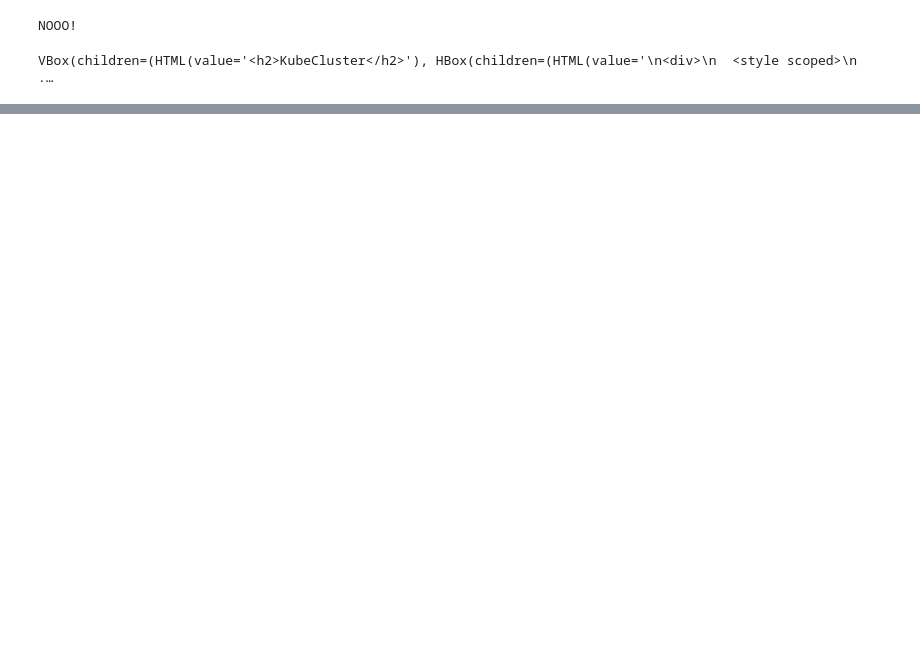
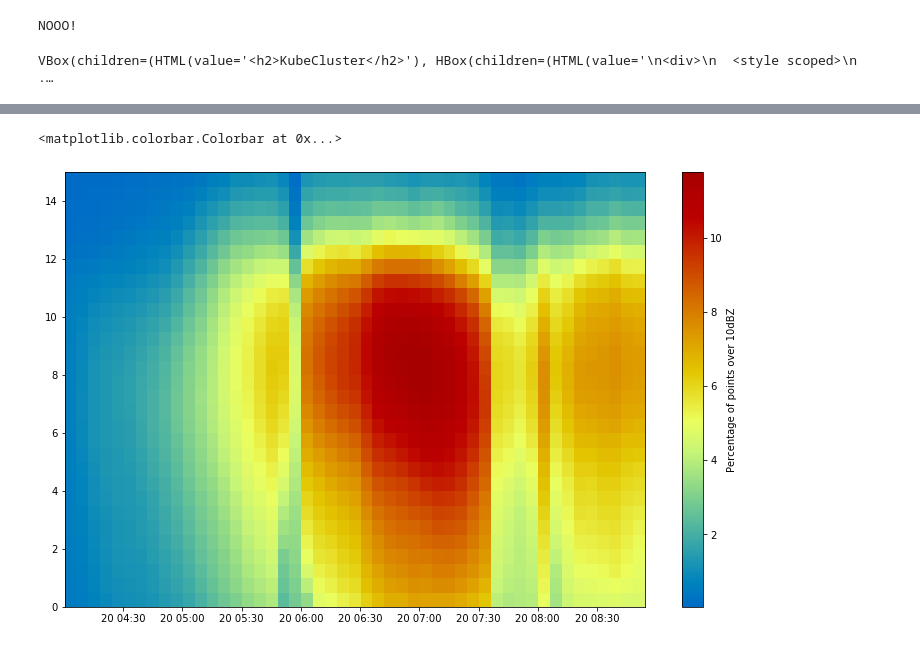
Before and after one commit to openradar/AusOpenRadar2019, a Jupyter notebook: pyart/6_task_parallelism_aussie.ipynb, the cells around one changed output, grey strips where cells are left out. Saved outputs shown, nothing was run; the diff lists cells and outputs as text; code cells hidden in the pictures; blank space fills up the shorter version.

```diff
--- a/pyart/6_task_parallelism_aussie.ipynb
+++ b/pyart/6_task_parallelism_aussie.ipynb
@@ -124,7 +132,8 @@ z10 = np.array([tpl[2] for tpl in filtered_data])
 z40 = np.array([tpl[3] for tpl in filtered_data])
 zprof = np.array([tpl[4] for tpl in filtered_data])
 zprofmax = np.array([tpl[5] for tpl in filtered_data])
-npts = np.array([tpl[6] for tpl in filtered_data])
+npts_10 = np.array([tpl[6] for tpl in filtered_data])
+npts_50 = np.array([tpl[7] for tpl in filtered_data])
 # %%
 order = np.argsort(times)
 # %%
@@ -163,2 +170,10 @@ plt.colorbar()
+# %%
+fig = plt.figure(figsize=[13,8])
+plt.pcolormesh(nptimes[order], haxis, 100.0*npts_10[order].transpose()/(801**2),
+               cmap=pyart.graph.cm_colorblind.HomeyerRainbow)
+plt.colorbar(label='Percentage of points over 10dBZ')
+# %% [output]
+<matplotlib.colorbar.Colorbar at 0x...>
+[figure, added]
 # %%
 fig = plt.figure(figsize=[13,8])
```
Also changed, not shown: parts of 17 cells of this notebook.
